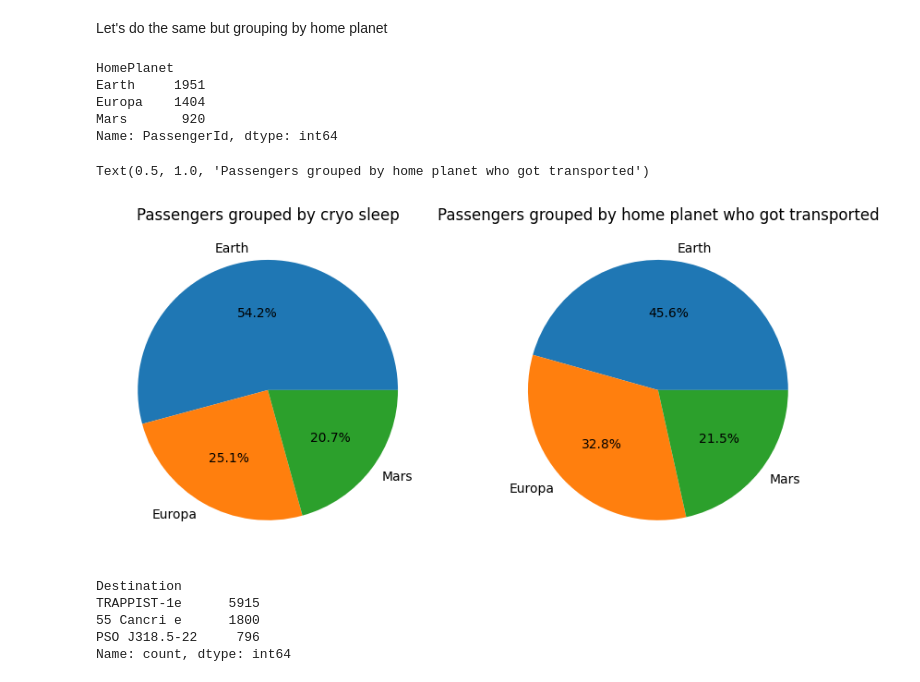
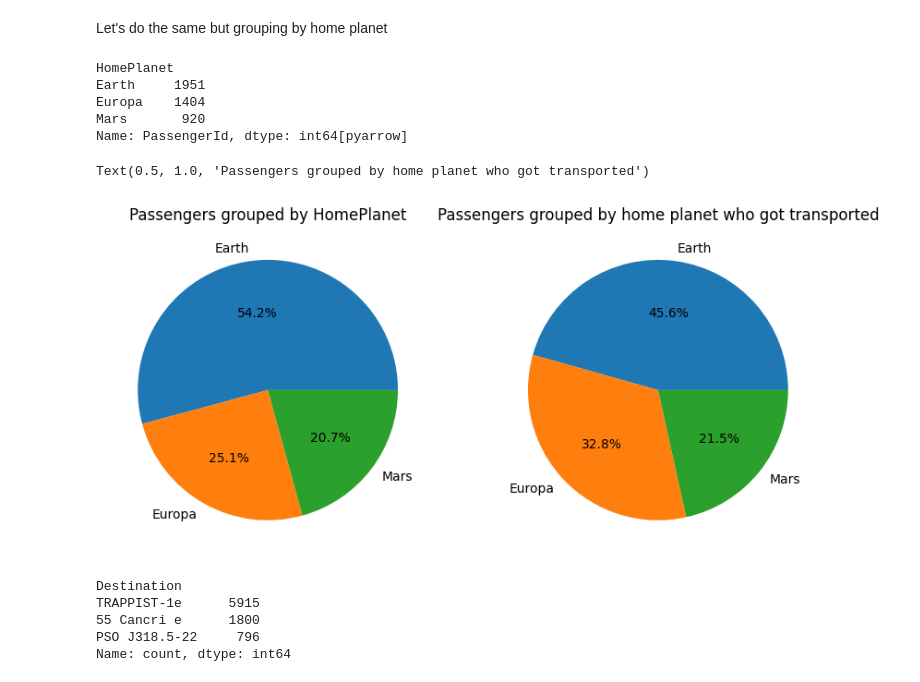
Before and after one commit to Braxion06/spaceship_titanic_competition, a Jupyter notebook: notebooks/001-data_preparation.ipynb, the cells around one changed output. Cells and saved outputs as stored; diff of their text form; code cells hidden in the pictures.

```diff
--- a/notebooks/001-data_preparation.ipynb
+++ b/notebooks/001-data_preparation.ipynb
@@ -113,3 +114,5 @@ df.describe()
 print(df.shape)
 # %% [output]
 (8693, 14)
+# %%
+df['PassengerId'] = pd.Series(df['PassengerId'], dtype='String[pyarrow]')
@@ -115,0 +123,2 @@ print(df.shape)
+# %%
+df['HomePlanet'] = pd.Series(df['HomePlanet'], dtype='String[pyarrow]')
@@ -201,16 +230,16 @@ HomePlanet
 Earth     1951
 Europa    1404
 Mars       920
-Name: PassengerId, dtype: int64
+Name: PassengerId, dtype: int64[pyarrow]
 # %%
 fig, ax = plt.subplots(1, 2, figsize= (10, 5))
 ax[0].pie(df.groupby('HomePlanet').count()['PassengerId'], labels=df_grouped_home.index, autopct='%.1f%%')
-ax[0].set_title('Passengers grouped by cryo sleep')
+ax[0].set_title('Passengers grouped by HomePlanet')
 ax[1].pie(df_grouped_home, labels=df_grouped_home.index, autopct='%.1f%%')
 ax[1].set_title('Passengers grouped by home planet who got transported')
 # %% [output]
 Text(0.5, 1.0, 'Passengers grouped by home planet who got transported')
-[figure, old version]
+[figure, new version]
 # %%
 df['Destination'].value_counts()
 # %% [output]
```
Also changed, not shown: parts of 30 cells of this notebook.
